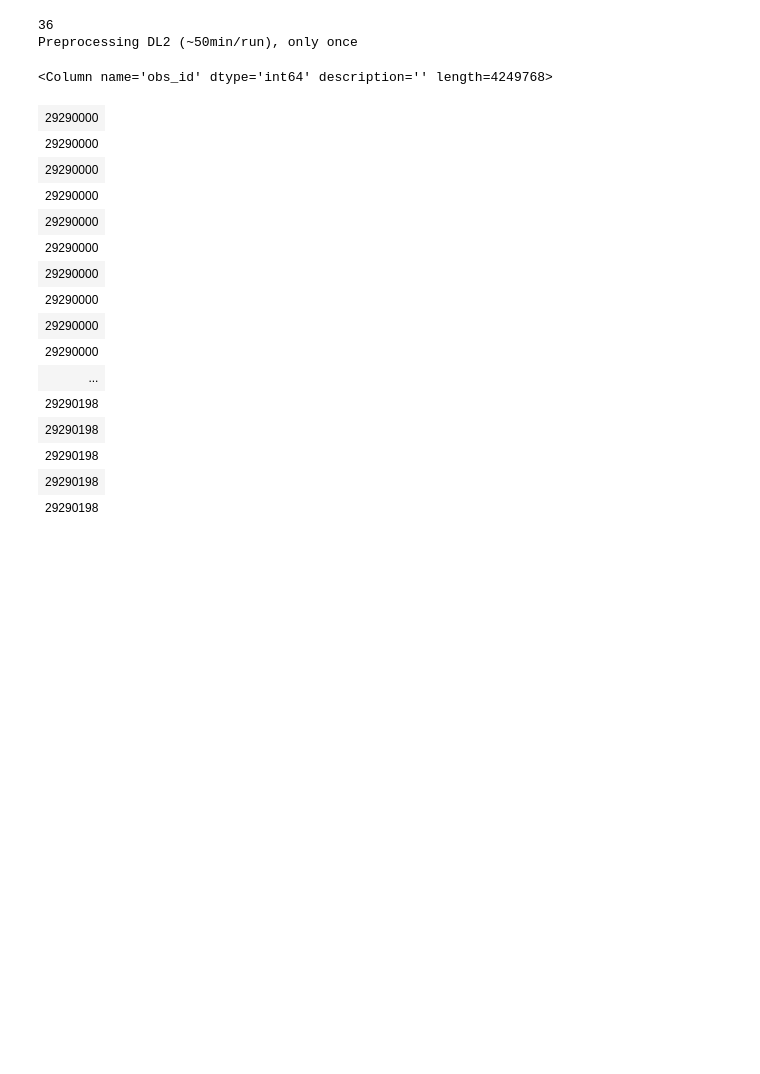
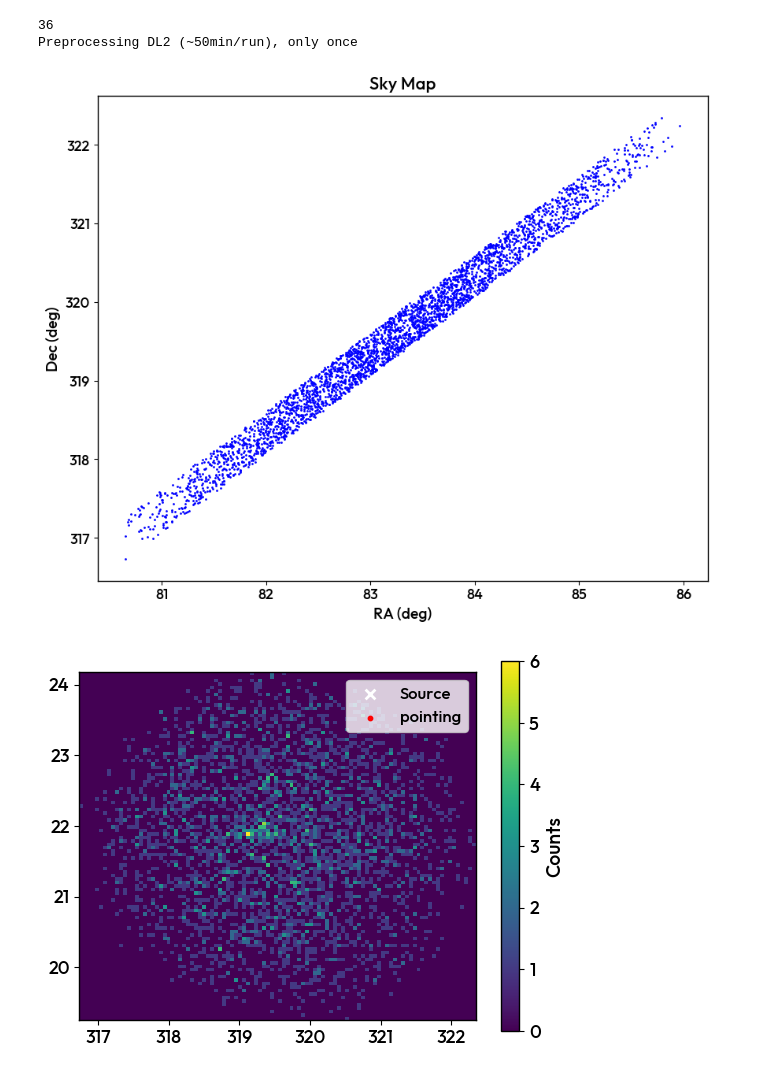
Before and after one commit to BastienLacave/CTLearn-Manager, a Jupyter notebook: notebooks/7_Theta2_Plot.ipynb, the cells around one changed output. Cells and saved outputs as stored; diff of their text form; code cells hidden in the pictures; blank space fills up the shorter version.

```diff
--- a/notebooks/7_Theta2_Plot.ipynb
+++ b/notebooks/7_Theta2_Plot.ipynb
@@ -34,26 +33,11 @@ Theta2plot = DL2DataProcessor([
 # %% [output]
 36
 Preprocessing DL2 (~50min/run), only once
-# %%
-Theta2plot.dl2s[0]['obs_id']
-# %% [output]
-<Column name='obs_id' dtype='int64' description='' length=4249768>
-| 29290000 |
-| 29290000 |
-| 29290000 |
-| 29290000 |
-| 29290000 |
-| 29290000 |
-| 29290000 |
-| 29290000 |
-| 29290000 |
-| 29290000 |
-| ... |
-| 29290198 |
-| 29290198 |
-| 29290198 |
-| 29290198 |
-| 29290198 |
+# %%
+Theta2plot.plot_skymap()
+# %% [output]
+[figure, added]
+[figure, added]
 # %%
 Theta2plot.plot_bkg_discrimination_capability()
 Theta2plot.plot_excess_vs_background_rates()
```
Also changed, not shown: parts of 5 cells of this notebook, 2 other files.
